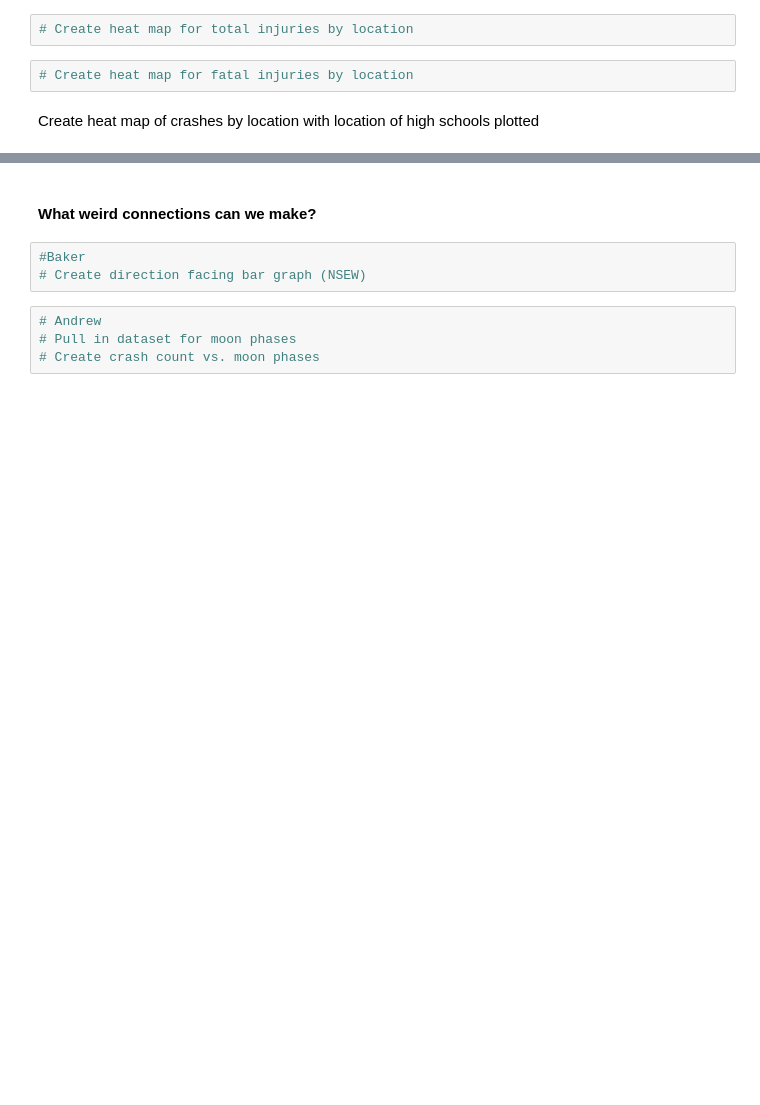
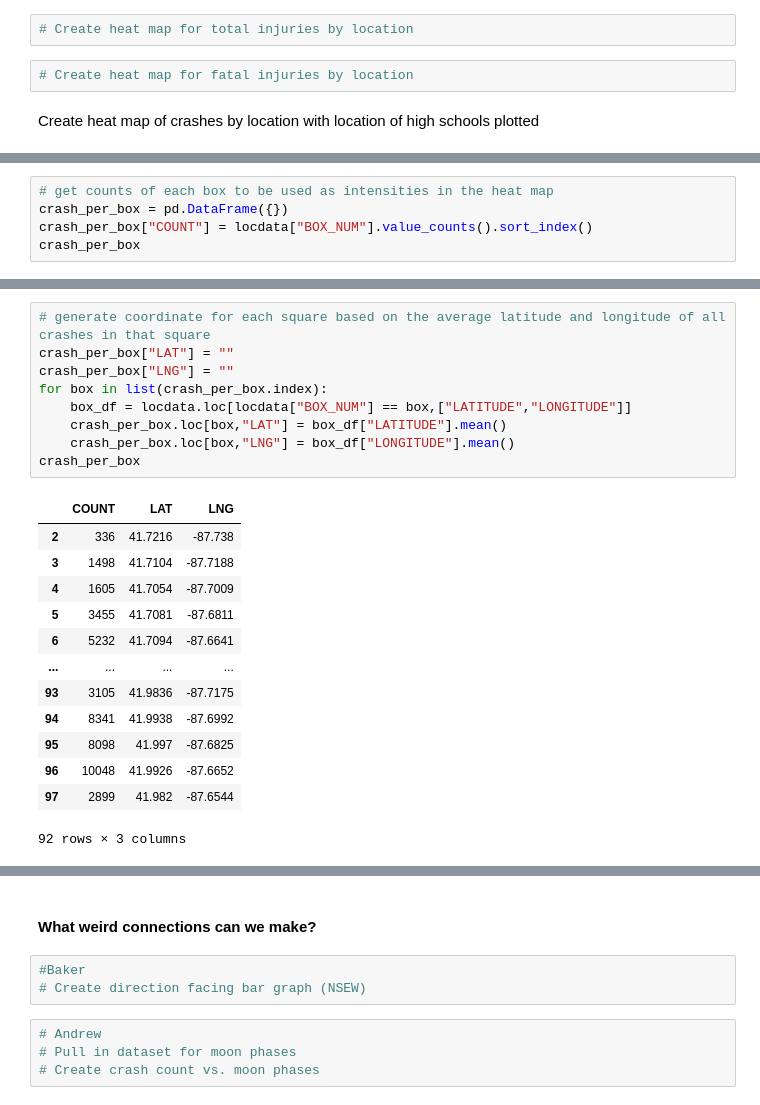
Before and after one commit to andrewbankston/project-one, a Jupyter notebook: Chicago_Crashes.ipynb, the cells around one changed output, grey strips where cells are left out. Saved outputs shown, nothing was run; the diff lists cells and outputs as text; blank space fills up the shorter version.

```diff
--- a/Chicago_Crashes.ipynb
+++ b/Chicago_Crashes.ipynb
@@ -120,0 +148,5 @@ center = f"{crash_with_locdata['LATITUDE'].mean()},{crash_with_locdata['LONGITUD
+# %%
+# get counts of each box to be used as intensities in the heat map
+crash_per_box = pd.DataFrame({})
+crash_per_box["COUNT"] = locdata["BOX_NUM"].value_counts().sort_index()
+crash_per_box
@@ -120,0 +167,23 @@ center = f"{crash_with_locdata['LATITUDE'].mean()},{crash_with_locdata['LONGITUD
+# %%
+# generate coordinate for each square based on the average latitude and longitude of all crashes in that square
+crash_per_box["LAT"] = ""
+crash_per_box["LNG"] = ""
+for box in list(crash_per_box.index):
+    box_df = locdata.loc[locdata["BOX_NUM"] == box,["LATITUDE","LONGITUDE"]]
+    crash_per_box.loc[box,"LAT"] = box_df["LATITUDE"].mean()
+    crash_per_box.loc[box,"LNG"] = box_df["LONGITUDE"].mean()
+crash_per_box
+# %% [output]
+|  | COUNT | LAT | LNG |
+| 2 | 336 | 41.7216 | -87.738 |
+| 3 | 1498 | 41.7104 | -87.7188 |
+| 4 | 1605 | 41.7054 | -87.7009 |
+| 5 | 3455 | 41.7081 | -87.6811 |
+| 6 | 5232 | 41.7094 | -87.6641 |
+| ... | ... | ... | ... |
+| 93 | 3105 | 41.9836 | -87.7175 |
+| 94 | 8341 | 41.9938 | -87.6992 |
+| 95 | 8098 | 41.997 | -87.6825 |
+| 96 | 10048 | 41.9926 | -87.6652 |
+| 97 | 2899 | 41.982 | -87.6544 |
+92 rows × 3 columns
```
Also changed, not shown: parts of 16 cells of this notebook.
